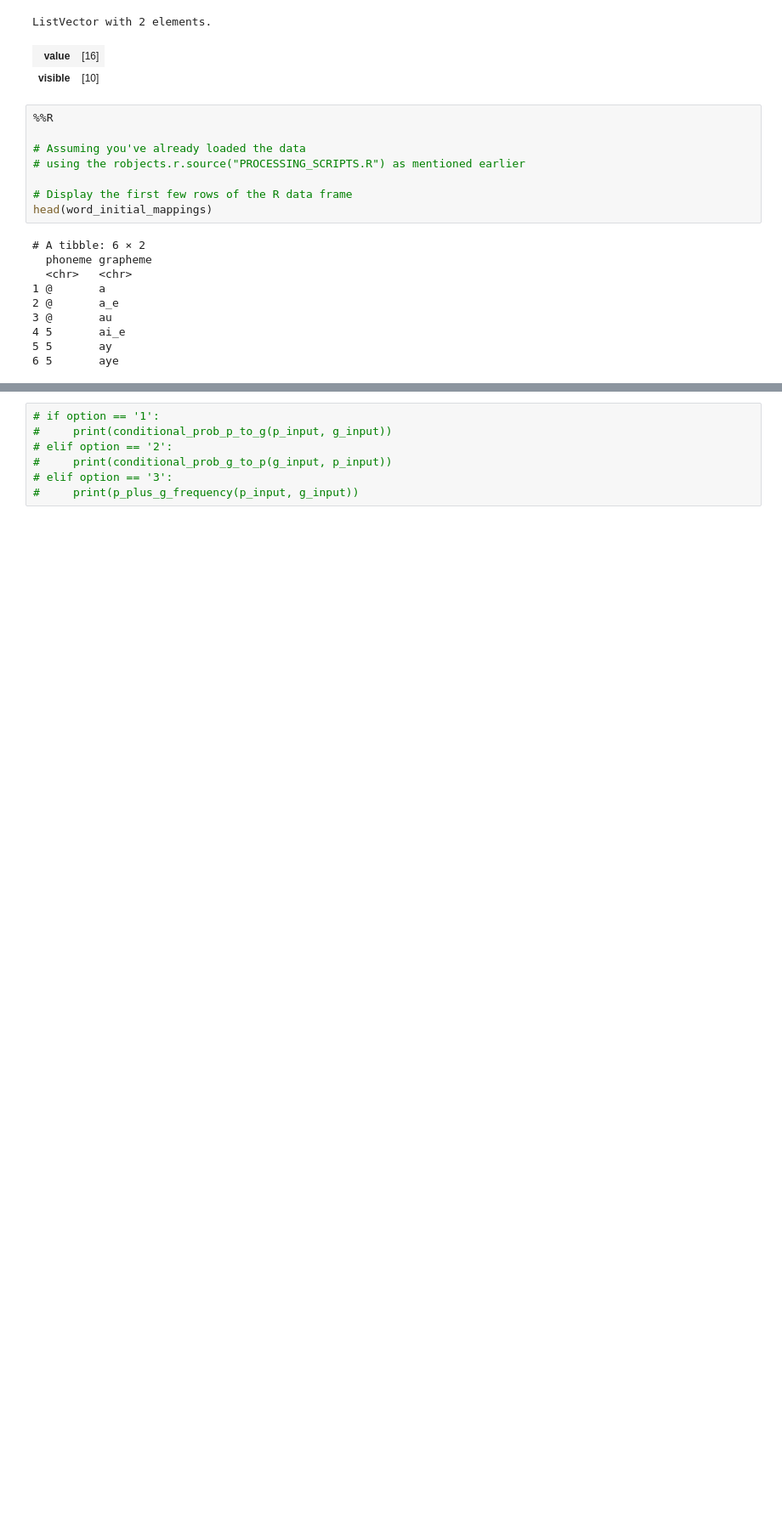
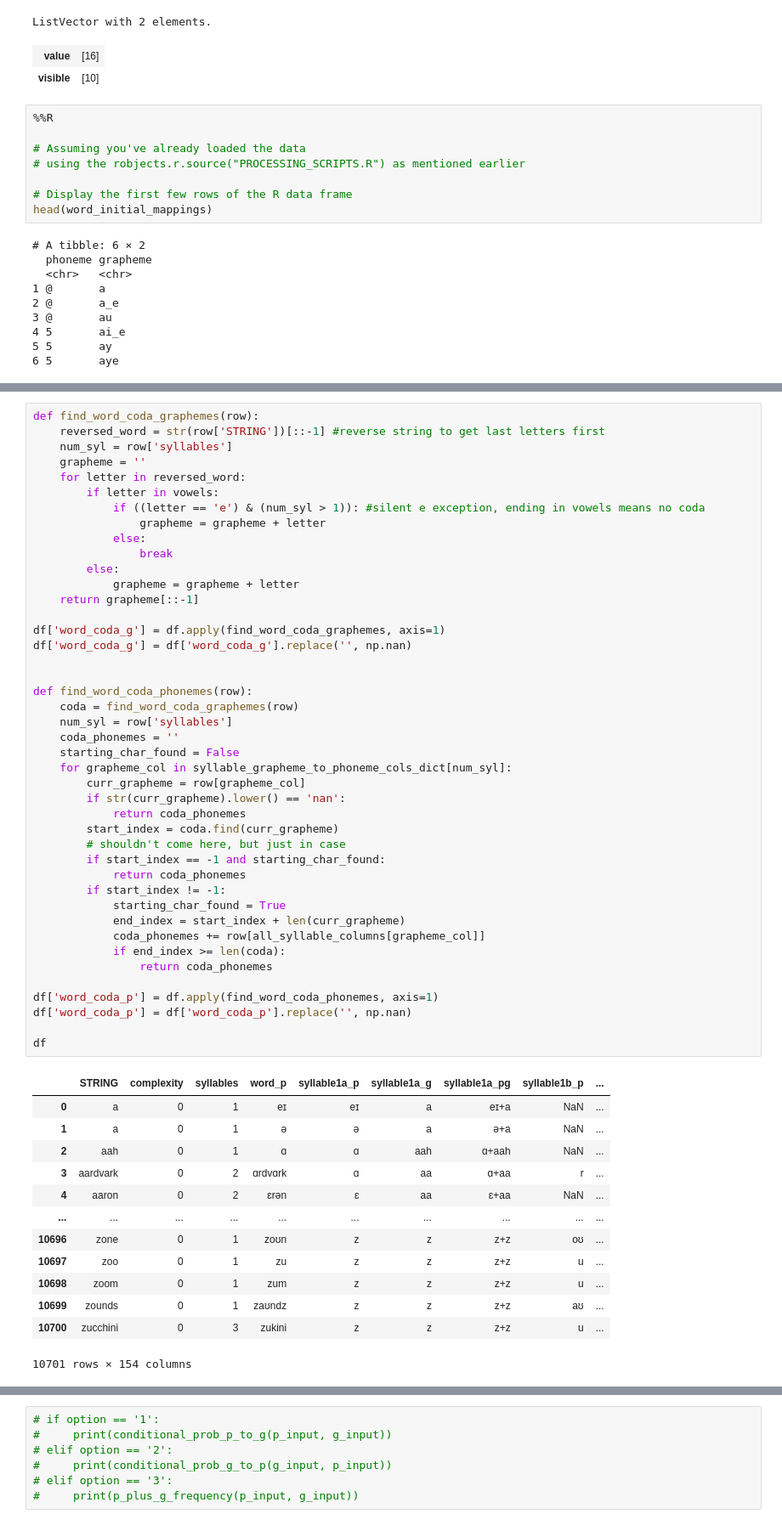
Before and after one commit to r-bellary/NTR, a Jupyter notebook: pg_toolkit.ipynb, the cells around one changed output, grey strips where cells are left out. Shown at 85% size. Cells and saved outputs as stored; diff of their text form; blank space fills up the shorter version.

```diff
--- a/pg_toolkit.ipynb
+++ b/pg_toolkit.ipynb
@@ -343,0 +480,57 @@ pg_df
+# %%
+def find_word_coda_graphemes(row):
+    reversed_word = str(row['STRING'])[::-1] #reverse string to get last letters first
+    num_syl = row['syllables']
+    grapheme = ''
+    for letter in reversed_word:
+        if letter in vowels:
+            if ((letter == 'e') & (num_syl > 1)): #silent e exception, ending in vowels means no coda
+                grapheme = grapheme + letter
+            else:
+                break
+        else:
+            grapheme = grapheme + letter
+    return grapheme[::-1]
+
+df['word_coda_g'] = df.apply(find_word_coda_graphemes, axis=1)
+df['word_coda_g'] = df['word_coda_g'].replace('', np.nan)
+
+
+def find_word_coda_phonemes(row):
+    coda = find_word_coda_graphemes(row)
+    num_syl = row['syllables']
+    coda_phonemes = ''
+    starting_char_found = False
+    for grapheme_col in syllable_grapheme_to_phoneme_cols_dict[num_syl]:
+        curr_grapheme = row[grapheme_col]
+        if str(curr_grapheme).lower() == 'nan':
+            return coda_phonemes
+        start_index = coda.find(curr_grapheme)
+        # shouldn't come here, but just in case
+        if start_index == -1 and starting_char_found:
+            return coda_phonemes
+        if start_index != -1:
+            starting_char_found = True
+            end_index = start_index + len(curr_grapheme)
+            coda_phonemes += row[all_syllable_columns[grapheme_col]]
+            if end_index >= len(coda):
+                return coda_phonemes
+
+df['word_coda_p'] = df.apply(find_word_coda_phonemes, axis=1)
+df['word_coda_p'] = df['word_coda_p'].replace('', np.nan)
+
+df
+# %% [output]
+|  | STRING | complexity | syllables | word_p | syllable1a_p | syllable1a_g | syllable1a_pg | syllable1b_p | ... |
+| 0 | a | 0 | 1 | eɪ | eɪ | a | eɪ+a | NaN | ... |
+| 1 | a | 0 | 1 | ə | ə | a | ə+a | NaN | ... |
+| 2 | aah | 0 | 1 | ɑ | ɑ | aah | ɑ+aah | NaN | ... |
+| 3 | aardvark | 0 | 2 | ɑrdvɑrk | ɑ | aa | ɑ+aa | r | ... |
+| 4 | aaron | 0 | 2 | ɛrən | ɛ | aa | ɛ+aa | NaN | ... |
+| ... | ... | ... | ... | ... | ... | ... | ... | ... | ... |
+| 10696 | zone | 0 | 1 | zoʊn | z | z | z+z | oʊ | ... |
+| 10697 | zoo | 0 | 1 | zu | z | z | z+z | u | ... |
+| 10698 | zoom | 0 | 1 | zum | z | z | z+z | u | ... |
+| 10699 | zounds | 0 | 1 | zaʊndz | z | z | z+z | aʊ | ... |
+| 10700 | zucchini | 0 | 3 | zukini | z | z | z+z | u | ... |
+10701 rows × 154 columns
```
Also changed, not shown: parts of 23 cells of this notebook, 1 other file.
